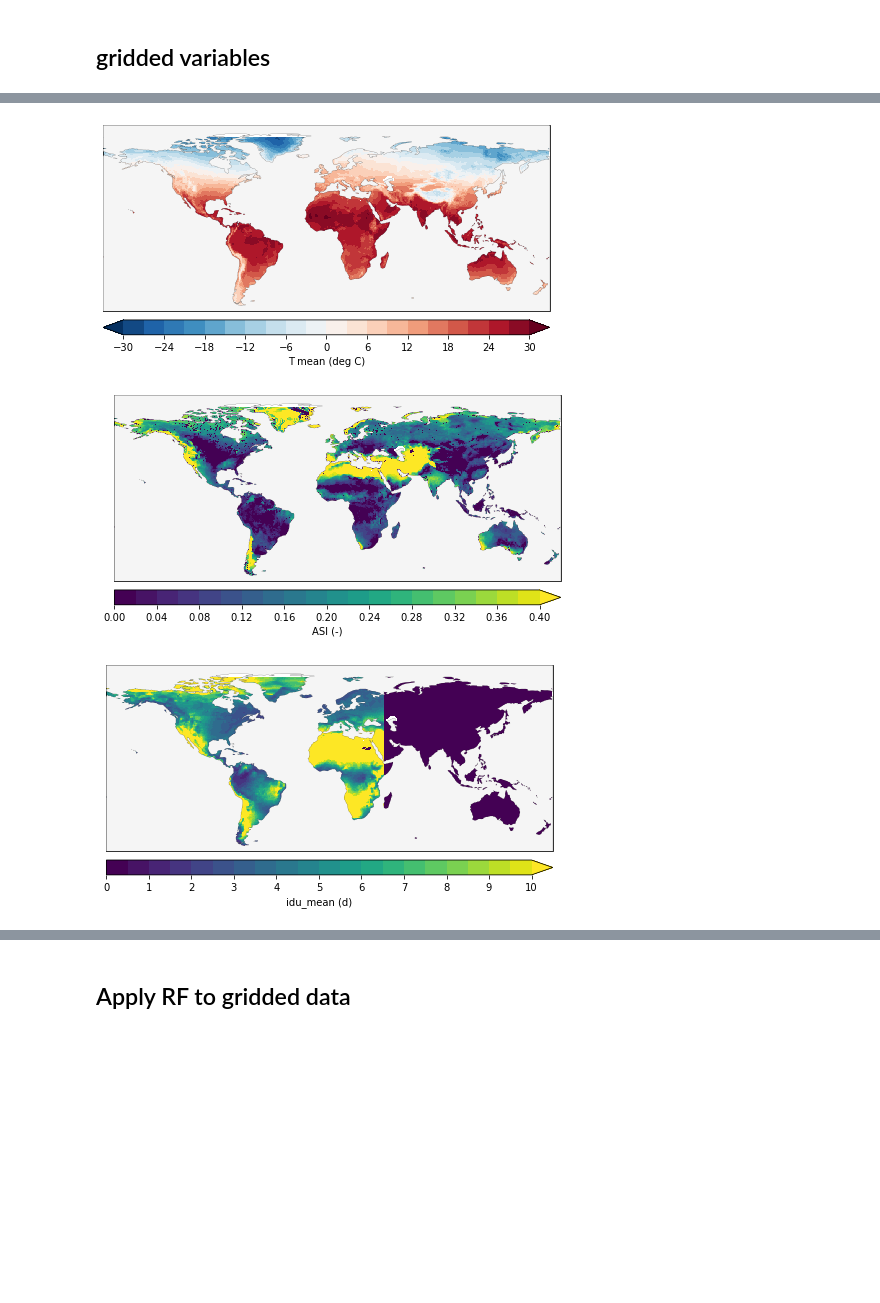
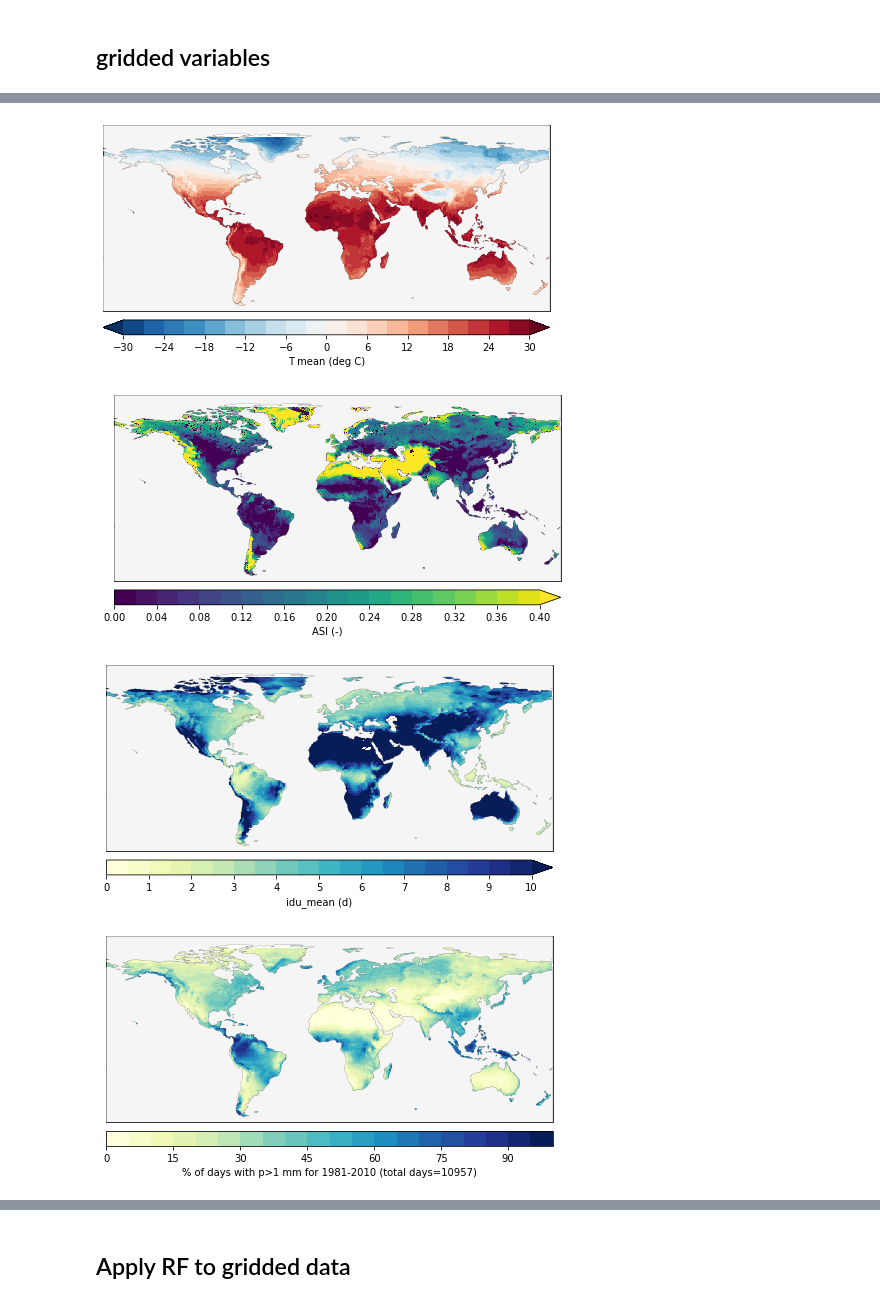
Before and after one commit to fvanoorschot/global_sr_module, a Jupyter notebook: comparison_lan_stocker.ipynb, the cells around one changed output, grey strips where cells are left out. Cells and saved outputs as stored; diff of their text form; code cells hidden in the pictures; blank space fills up the shorter version.

```diff
--- a/comparison_lan_stocker.ipynb
+++ b/comparison_lan_stocker.ipynb
@@ -886,6 +886,7 @@ p = xr.open_dataset(f'{work_dir}/output/gridded_sr/p_mean_gswp3_land.nc')
 t = xr.open_dataset(f'{work_dir}/output/gridded_sr/t_mean_gswp3_land.nc')
 idu = xr.open_dataset(f'{work_dir}/output/gridded_sr/idu_mean_land.nc')
 asi = xr.open_dataset(f'{work_dir}/output/gridded_sr/asi_land.nc')
+p_days = xr.open_dataset(f'{work_dir}/output/gridded_sr/p_days_land.nc')
 # %%
 # p mean
 lvls = np.linspace(0,5,21)
@@ -921,32 +922,48 @@ fig2.savefig(f'{out_dir}/gridded_sr/figures/t_mean.jpg',bbox_inches='tight',dpi=
 # asi
 lvls = np.linspace(0,0.4,21)
 lvls2 = np.linspace(0,0.4,11)
 fig2 = plt.figure(figsize=(8,8))
 ax = fig2.add_subplot(111,projection=ccrs.PlateCarree())
 ax.coastlines(linewidth=0.1)
 ax.add_feature(cartopy.feature.OCEAN, zorder=100,facecolor='whitesmoke', edgecolor='k',linewidth=0.1)
 ax.set_global()
 ax.set_xlim(-180,180)
 ax.set_ylim(-60,90)
 a = asi.asi[:,:].plot(ax=ax, cmap='viridis',levels=lvls, add_colorbar=False)
 cbar = plt.colorbar(a, orientation='horizontal', label='ASI (-)',spacing='proportional',extend='max', pad=0.02,aspect=30,ticks=lvls2)
 fig2.savefig(f'{out_dir}/gridded_sr/figures/asi.jpg',bbox_inches='tight',dpi=300)
 
 # idu mean
 lvls = np.linspace(0,10,21)
 lvls2 = np.linspace(0,10,11)
 fig2 = plt.figure(figsize=(8,8))
 ax = fig2.add_subplot(111,projection=ccrs.PlateCarree())
 ax.coastlines(linewidth=0.1)
 ax.add_feature(cartopy.feature.OCEAN, zorder=100,facecolor='whitesmoke', edgecolor='k',linewidth=0.1)
 ax.set_global()
 ax.set_xlim(-180,180)
 ax.set_ylim(-60,90)
-a = idu.idu_mean[:,:].plot(ax=ax, cmap='viridis',levels=lvls, add_colorbar=False)
+a = idu.idu_mean[:,:].plot(ax=ax, cmap='YlGnBu',levels=lvls, add_colorbar=False)
 cbar = plt.colorbar(a, orientation='horizontal', label='idu_mean (d)',spacing='proportional',extend='max', pad=0.02,aspect=30,ticks=lvls2)
 fig2.savefig(f'{out_dir}/gridded_sr/figures/idu_mean.jpg',bbox_inches='tight',dpi=300)
+
+# pdays
+pp = p_days.p_days/10957 * 100
+lvls = np.linspace(0,100,21)
+lvls2 = np.linspace(0,100,11)
+fig2 = plt.figure(figsize=(8,8))
+ax = fig2.add_subplot(111,projection=ccrs.PlateCarree())
+ax.coastlines(linewidth=0.1)
+ax.add_feature(cartopy.feature.OCEAN, zorder=100,facecolor='whitesmoke', edgecolor='k',linewidth=0.1)
+ax.set_global()
+ax.set_xlim(-180,180)
+ax.set_ylim(-60,90)
+a = pp[:,:].plot(ax=ax, cmap='YlGnBu',add_colorbar=False, levels=lvls)#,norm=mpl.colors.LogNorm())
+cbar = plt.colorbar(a, orientation='horizontal', label='% of days with p>1 mm for 1981-2010 (total days=10957)',extend='neither', pad=0.02,aspect=30)
+fig2.savefig(f'{out_dir}/gridded_sr/figures/pdays.jpg',bbox_inches='tight',dpi=300)
 # %% [output]
 [figure]
 [figure]
 [figure]
-[figure, old version]
+[figure, new version]
+[figure, added]
```
Also changed, not shown: parts of 16 cells of this notebook, 1 other file.
